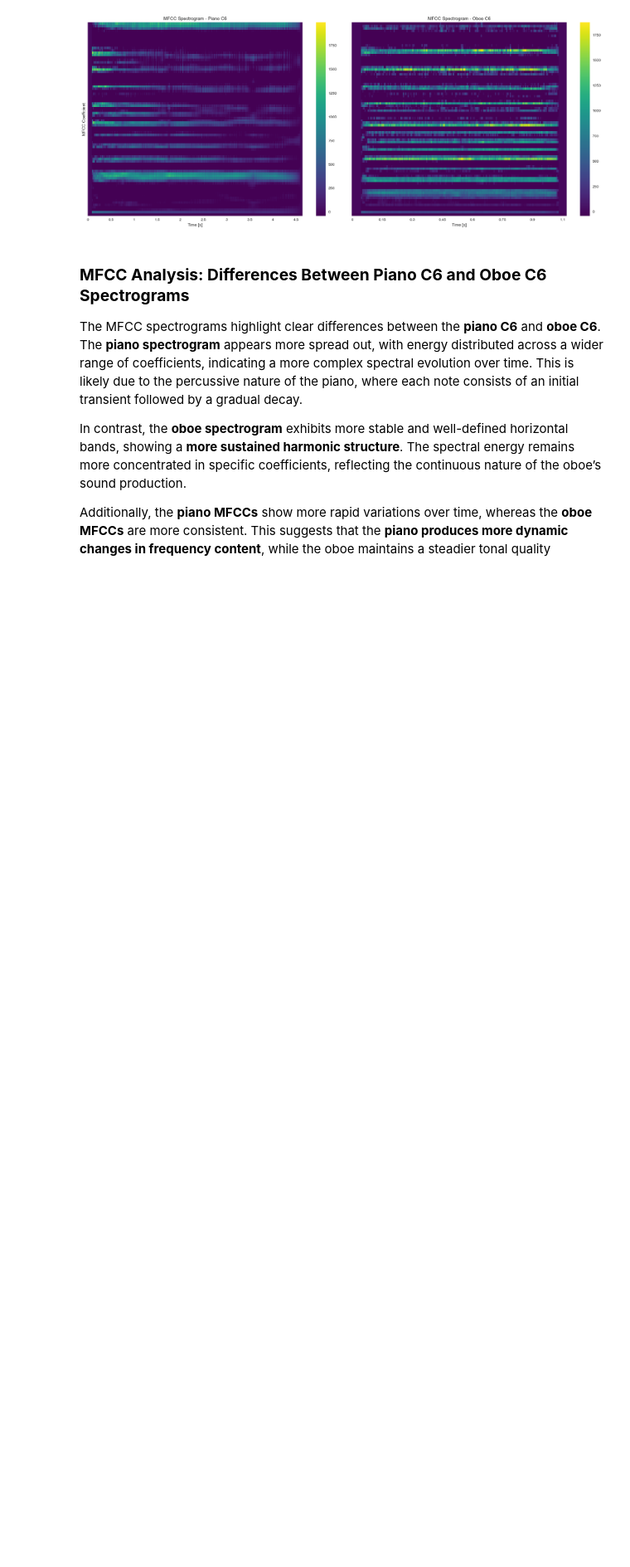
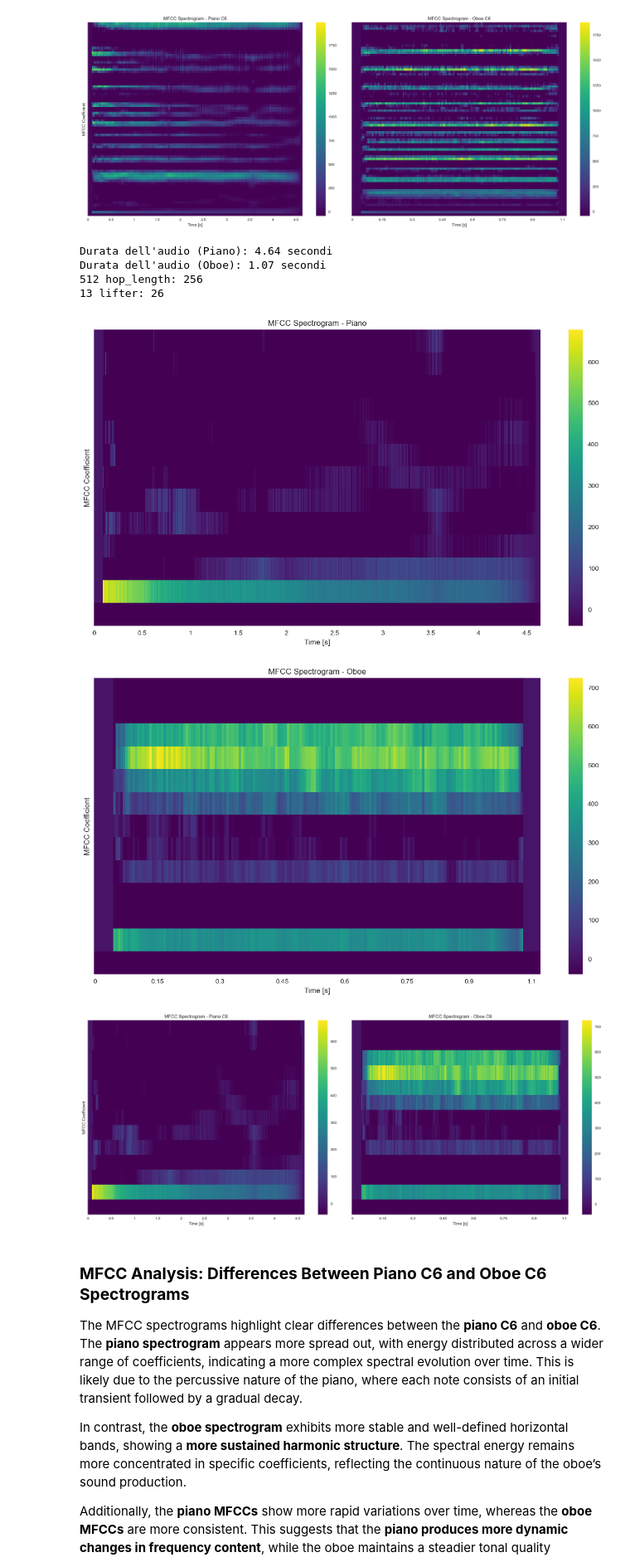
Before and after one commit to Carmenfranci/Selected, a Jupyter notebook: Lab_1_students.ipynb, the cells around one changed output. Shown at 83% size. Cells and saved outputs as stored; diff of their text form; code cells hidden in the pictures; blank space fills up the shorter version.

```diff
--- a/Lab_1_students.ipynb
+++ b/Lab_1_students.ipynb
@@ -1229,6 +1218,76 @@ Durata dell'audio: 1.07 secondi
 [figure]
 [figure]
 [figure]
+# %%
+NFFT = 512
+frame_length = 512
+n_mels = 40
+num_ceps = 13
+hop_length = 256
+lifter = 2 * num_ceps  # Definizione coerente con num_ceps
+
+pianoC6, sr = librosa.load('sample_data/YamahaH-C6.wav', sr=None)
+duration_piano = len(pianoC6) / sr
+print(f"Durata dell'audio (Piano): {duration_piano:.2f} secondi")
+
+oboeC6, sr1 = librosa.load('sample_data/Oboe-C6.wav', sr=None)
+duration_oboe = len(oboeC6) / sr1
+print(f"Durata dell'audio (Oboe): {duration_oboe:.2f} secondi")
+
+# Calcolo MFCC con parametri aggiornati
+X_mfcc_piano = librosa.feature.mfcc(y=pianoC6, sr=sr, n_fft=NFFT, hop_length=hop_length, n_mfcc=num_ceps, lifter=lifter)
+X_mfcc_oboe = librosa.feature.mfcc(y=oboeC6, sr=sr1, n_fft=NFFT, hop_length=hop_length, n_mfcc=num_ceps, lifter=lifter)
+
+print(NFFT, 'hop_length:', hop_length)
+print(num_ceps, 'lifter:', lifter)
+
+# Visualizza lo spettrogramma degli MFCC
+plt.figure(figsize=(15, 8))
+librosa.display.specshow(X_mfcc_piano, sr=sr, hop_length=hop_length, x_axis='time', cmap='viridis')
+plt.clim(-40, None)
+plt.colorbar()
+plt.xlabel('Time [s]')
+plt.ylabel('MFCC Coefficient')
+plt.title('MFCC Spectrogram - Piano')
+plt.show()
+
+plt.figure(figsize=(15, 8))
+librosa.display.specshow(X_mfcc_oboe, sr=sr1, hop_length=hop_length, x_axis='time', cmap='viridis')
+plt.clim(-40, None)
+plt.colorbar()
+plt.xlabel('Time [s]')
+plt.ylabel('MFCC Coefficient')
+plt.title('MFCC Spectrogram - Oboe')
+plt.show()
+
+fig, axes = plt.subplots(1, 2, figsize=(20, 8), sharey=True)
+
+# Piano MFCC Spectrogram
+img1 = librosa.display.specshow(X_mfcc_piano, sr=sr, hop_length=hop_length, x_axis='time', cmap='viridis', ax=axes[0])
+axes[0].set_title('MFCC Spectrogram - Piano C6')
+axes[0].set_xlabel('Time [s]')
+axes[0].set_ylabel('MFCC Coefficient')
+cbar1 = plt.colorbar(img1, ax=axes[0])
+img1.set_clim(-40, None)  # Set color limits
+
+# Oboe MFCC Spectrogram
+img2 = librosa.display.specshow(X_mfcc_oboe, sr=sr1, hop_length=hop_length, x_axis='time', cmap='viridis', ax=axes[1])
+axes[1].set_title('MFCC Spectrogram - Oboe C6')
+axes[1].set_xlabel('Time [s]')
+axes[1].set_ylabel('')
+cbar2 = plt.colorbar(img2, ax=axes[1])
+img2.set_clim(-40, None)  # Set color limits
+
+plt.tight_layout()
+plt.show()
+# %% [output]
+Durata dell'audio (Piano): 4.64 secondi
+Durata dell'audio (Oboe): 1.07 secondi
+512 hop_length: 256
+13 lifter: 26
+[figure, added]
+[figure, added]
+[figure, added]
 # %% [markdown]
 ### **MFCC Analysis: Differences Between Piano C6 and Oboe C6 Spectrograms**
 
```
Also changed, not shown: parts of 5 cells of this notebook, 2 other files.
